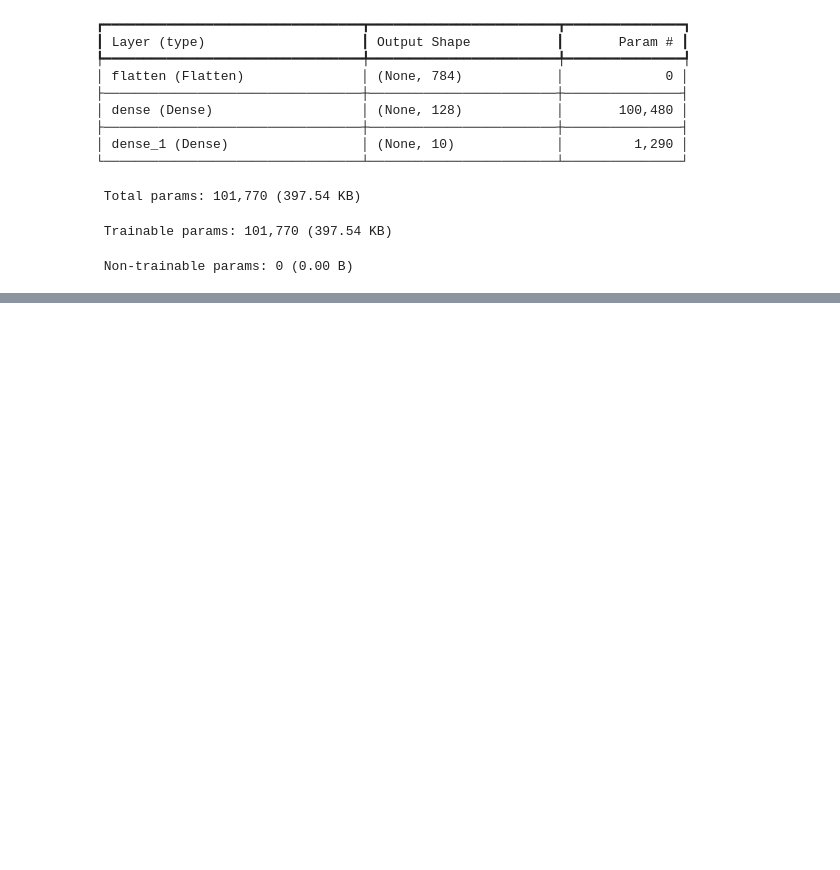
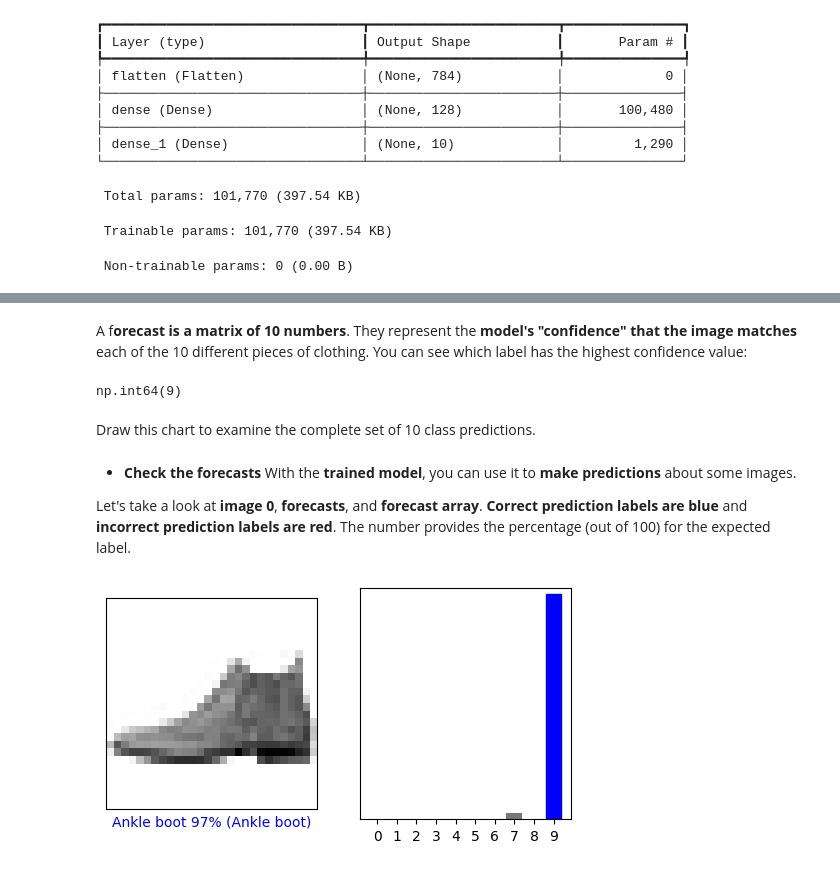
Before and after one commit to Mike014/My_AI_Engineer_Portfolio_Projects, a Jupyter notebook: Deep_Learning/Deep_Learning_Ian_Goodfellow_Yoshua_Bengio_Aaron Courville/Tensorflow_Tutorial/ML_with_Keras.ipynb/Basic_classification.ipynb, the cells around one changed output, grey strips where cells are left out. Cells and saved outputs as stored; diff of their text form; code cells hidden in the pictures; blank space fills up the shorter version.

Commit message:
Finished Basic classif course for Keras

```diff
--- a/Deep_Learning/Deep_Learning_Ian_Goodfellow_Yoshua_Bengio_Aaron Courville/Tensorflow_Tutorial/ML_with_Keras.ipynb/Basic_classification.ipynb
+++ b/Deep_Learning/Deep_Learning_Ian_Goodfellow_Yoshua_Bengio_Aaron Courville/Tensorflow_Tutorial/ML_with_Keras.ipynb/Basic_classification.ipynb
@@ -181,0 +220,5 @@ Model: "sequential"
+# %%
+probability_model = tf.keras.Sequential([model,
+                                         tf.keras.layers.Softmax()])
+# %%
+predictions = probability_model.predict(test_images)
@@ -181,0 +235,54 @@ Model: "sequential"
+# %% [markdown]
+A f**orecast is a matrix of 10 numbers**. They represent the **model's "confidence" that the image matches** each of the 10 different pieces of clothing. You can see which label has the highest confidence value:
+# %%
+np.argmax(predictions[0])
+# %% [output]
+np.int64(9)
+# %% [markdown]
+Draw this chart to examine the complete set of 10 class predictions.
+# %%
+def plot_image(i, predictions_array, true_label, img):
+  true_label, img = true_label[i], img[i]
+  plt.grid(False)
+  plt.xticks([])
+  plt.yticks([])
+
+  plt.imshow(img, cmap=plt.cm.binary)
+
+  predicted_label = np.argmax(predictions_array)
+  if predicted_label == true_label:
+    color = 'blue'
+  else:
+    color = 'red'
+
+  plt.xlabel("{} {:2.0f}% ({})".format(class_names[predicted_label],
+                                100*np.max(predictions_array),
+                                class_names[true_label]),
+                                color=color)
+
+def plot_value_array(i, predictions_array, true_label):
+  true_label = true_label[i]
+  plt.grid(False)
+  plt.xticks(range(10))
+  plt.yticks([])
+  thisplot = plt.bar(range(10), predictions_array, color="#777777")
+  plt.ylim([0, 1])
+  predicted_label = np.argmax(predictions_array)
+
+  thisplot[predicted_label].set_color('red')
+  thisplot[true_label].set_color('blue')
+# %% [markdown]
+- **Check the forecasts**
+With the **trained model**, you can use it to **make predictions** about some images.
+
+Let's take a look at **image 0**, **forecasts**, and **forecast array**. **Correct prediction labels are blue** and **incorrect prediction labels are red**. The number provides the percentage (out of 100) for the expected label.
+# %%
+i = 0
+plt.figure(figsize=(6,3))
+plt.subplot(1,2,1)
+plot_image(i, predictions[i], test_labels, test_images)
+plt.subplot(1,2,2)
+plot_value_array(i, predictions[i],  test_labels)
+plt.show()
+# %% [output]
+[figure, added]
```
Also changed, not shown: parts of 14 cells of this notebook, 1 other file.
